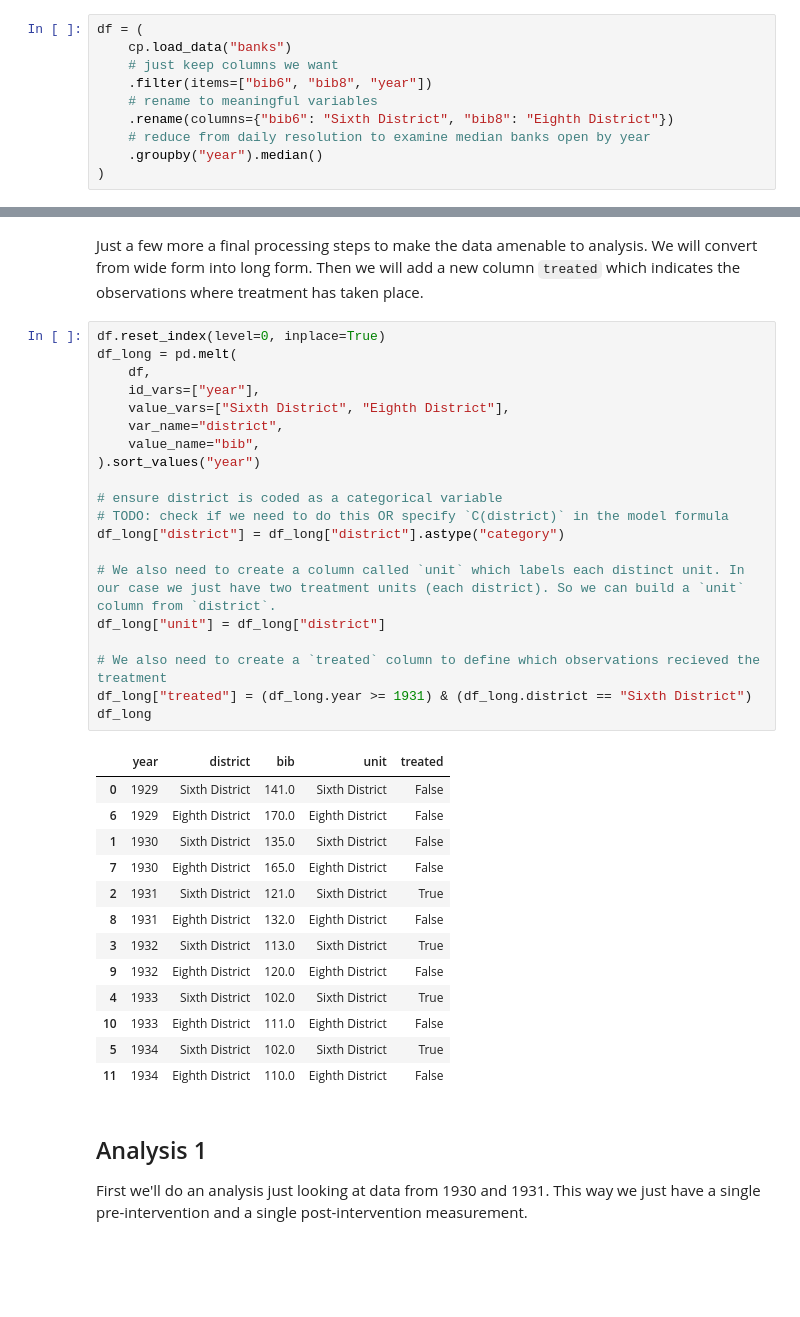
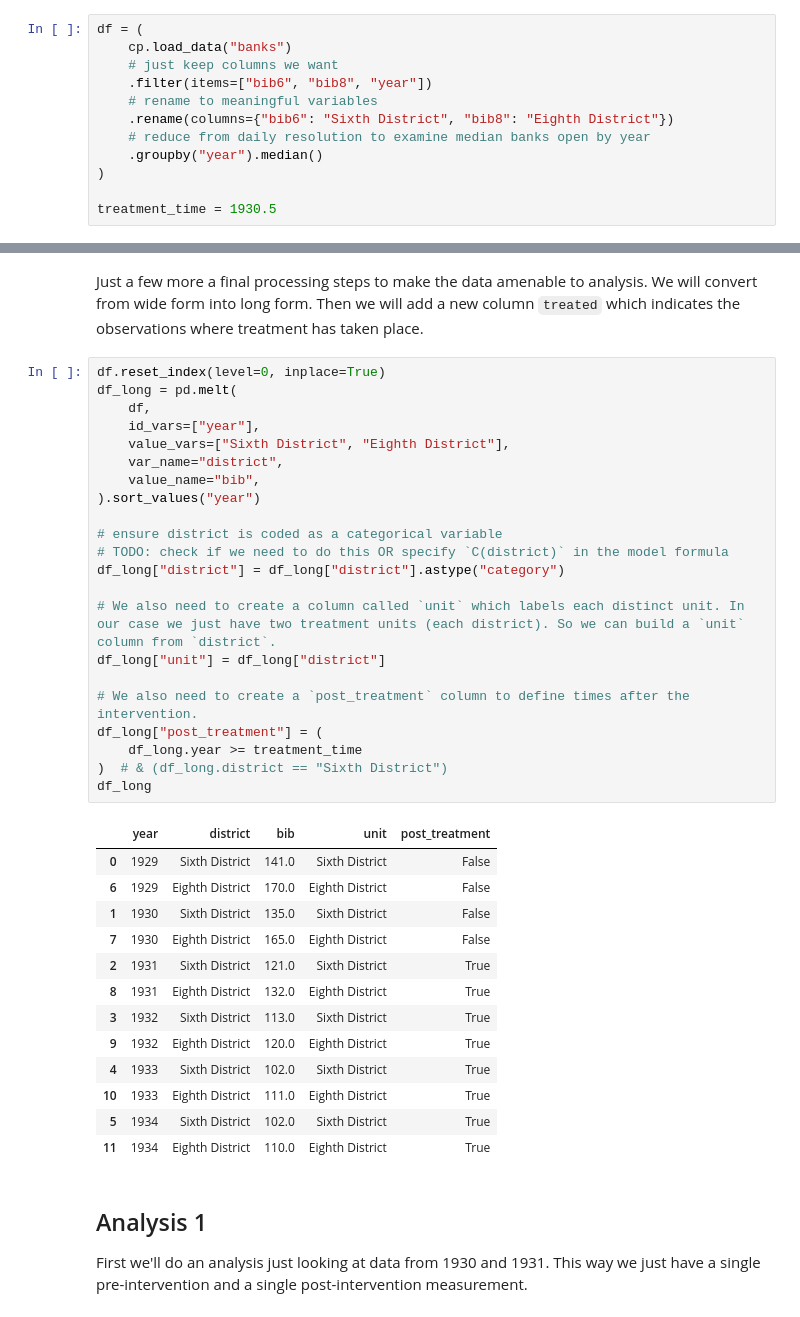
Before and after one commit to pymc-labs/CausalPy, a Jupyter notebook: docs/notebooks/did_pymc_banks.ipynb, the cells around one changed output, grey strips where cells are left out. Saved outputs shown, nothing was run; the diff lists cells and outputs as text; blank space fills up the shorter version.

```diff
--- a/docs/notebooks/did_pymc_banks.ipynb
+++ b/docs/notebooks/did_pymc_banks.ipynb
@@ -33,6 +33,8 @@ df = (
     # reduce from daily resolution to examine median banks open by year
     .groupby("year").median()
 )
+
+treatment_time = 1930.5
 # %% [markdown]
 Let's visualise what we have. This matches up exactly with Figure 5.2 of the [Mastering Metrics](http://www.masteringmetrics.com) book.
 # %%
@@ -46,37 +48,39 @@ Just a few more a final processing steps to make the data amenable to analysis.
 # %%
 df.reset_index(level=0, inplace=True)
 df_long = pd.melt(
     df,
     id_vars=["year"],
     value_vars=["Sixth District", "Eighth District"],
     var_name="district",
     value_name="bib",
 ).sort_values("year")
 
 # ensure district is coded as a categorical variable
 # TODO: check if we need to do this OR specify `C(district)` in the model formula
 df_long["district"] = df_long["district"].astype("category")
 
 # We also need to create a column called `unit` which labels each distinct unit. In our case we just have two treatment units (each district). So we can build a `unit` column from `district`.
 df_long["unit"] = df_long["district"]
 
-# We also need to create a `treated` column to define which observations recieved the treatment
-df_long["treated"] = (df_long.year >= 1931) & (df_long.district == "Sixth District")
+# We also need to create a `post_treatment` column to define times after the intervention.
+df_long["post_treatment"] = (
+    df_long.year >= treatment_time
+)  # & (df_long.district == "Sixth District")
 df_long
 # %% [output]
-|  | year | district | bib | unit | treated |
+|  | year | district | bib | unit | post_treatment |
 | 0 | 1929 | Sixth District | 141.0 | Sixth District | False |
 | 6 | 1929 | Eighth District | 170.0 | Eighth District | False |
 | 1 | 1930 | Sixth District | 135.0 | Sixth District | False |
 | 7 | 1930 | Eighth District | 165.0 | Eighth District | False |
 | 2 | 1931 | Sixth District | 121.0 | Sixth District | True |
-| 8 | 1931 | Eighth District | 132.0 | Eighth District | False |
+| 8 | 1931 | Eighth District | 132.0 | Eighth District | True |
 | 3 | 1932 | Sixth District | 113.0 | Sixth District | True |
-| 9 | 1932 | Eighth District | 120.0 | Eighth District | False |
+| 9 | 1932 | Eighth District | 120.0 | Eighth District | True |
 | 4 | 1933 | Sixth District | 102.0 | Sixth District | True |
-| 10 | 1933 | Eighth District | 111.0 | Eighth District | False |
+| 10 | 1933 | Eighth District | 111.0 | Eighth District | True |
 | 5 | 1934 | Sixth District | 102.0 | Sixth District | True |
-| 11 | 1934 | Eighth District | 110.0 | Eighth District | False |
+| 11 | 1934 | Eighth District | 110.0 | Eighth District | True |
 # %% [markdown]
 ## Analysis 1
 
```
Also changed, not shown: parts of 10 cells of this notebook, 1 other file.
